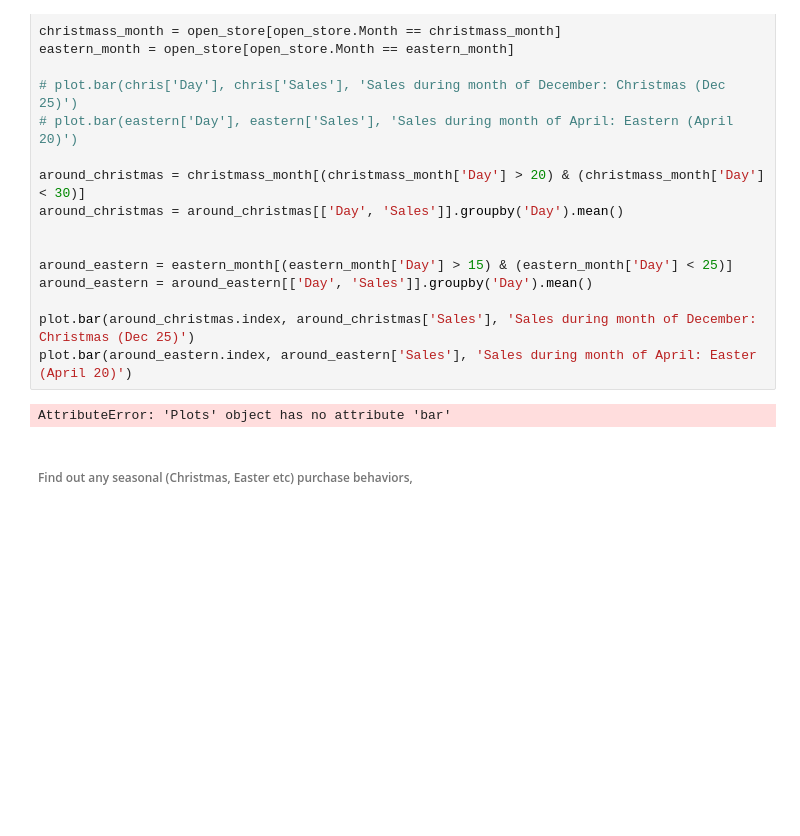
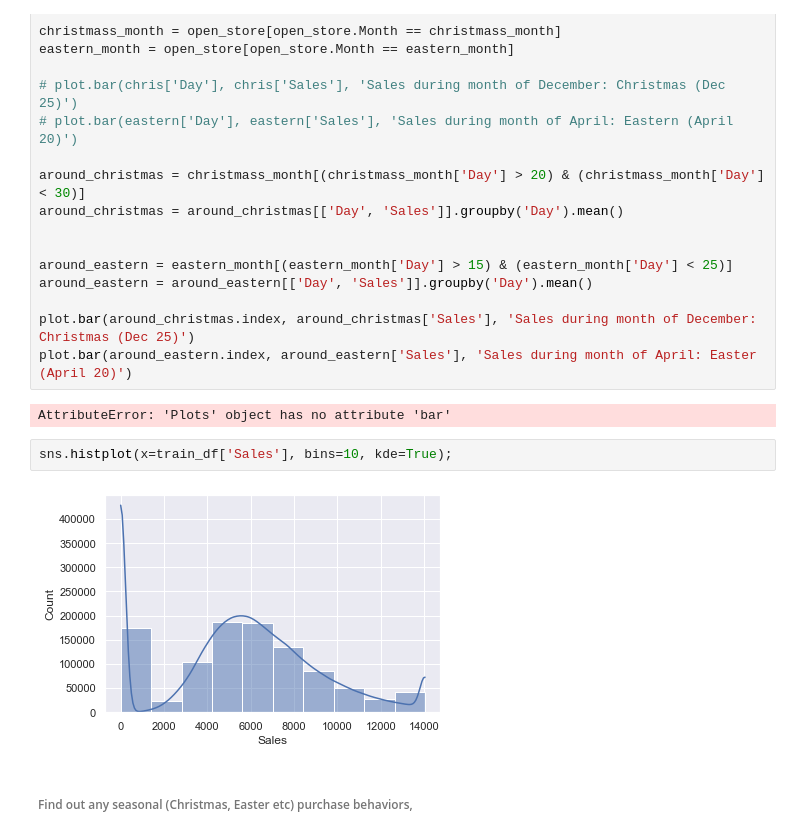
Before and after one commit to Yohanes-GR/Pharmaceutical-Sales-Forcasting, a Jupyter notebook: notebooks/EDA.ipynb, the cells around one changed output. Drawn from its saved outputs; the diff is of its cells as text; blank space fills up the shorter version.

```diff
--- a/notebooks/EDA.ipynb
+++ b/notebooks/EDA.ipynb
@@ -447,6 +472,10 @@ plot.bar(around_christmas.index, around_christmas['Sales'], 'Sales during month
 plot.bar(around_eastern.index, around_eastern['Sales'], 'Sales during month of April: Easter (April 20)')
 # %% [output]
 AttributeError: 'Plots' object has no attribute 'bar'
+# %%
+sns.histplot(x=train_df['Sales'], bins=10, kde=True);
+# %% [output]
+[figure, added]
 # %% [markdown]
 ###### Find out any seasonal (Christmas, Easter etc) purchase behaviors,
 # %%
```
Also changed, not shown: parts of 20 cells of this notebook, 1 other file.
